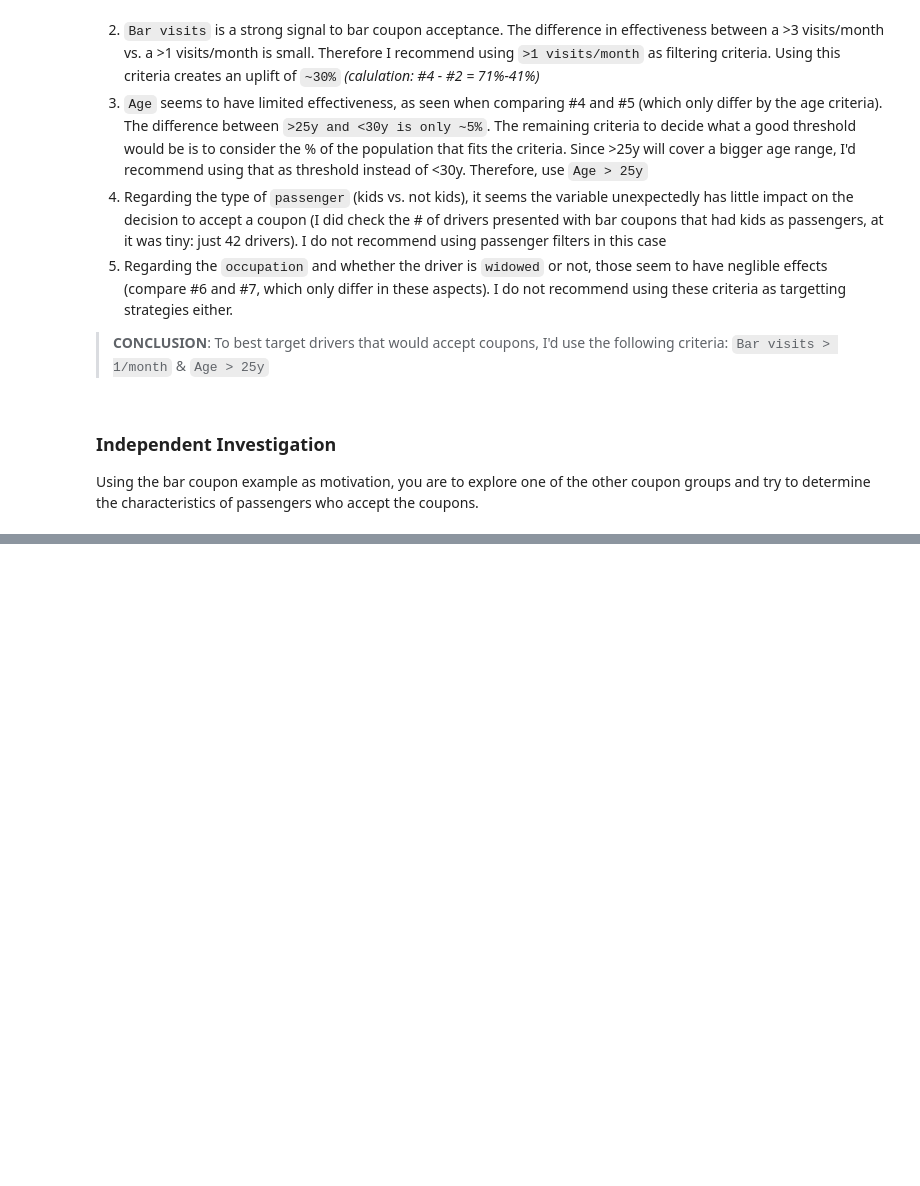
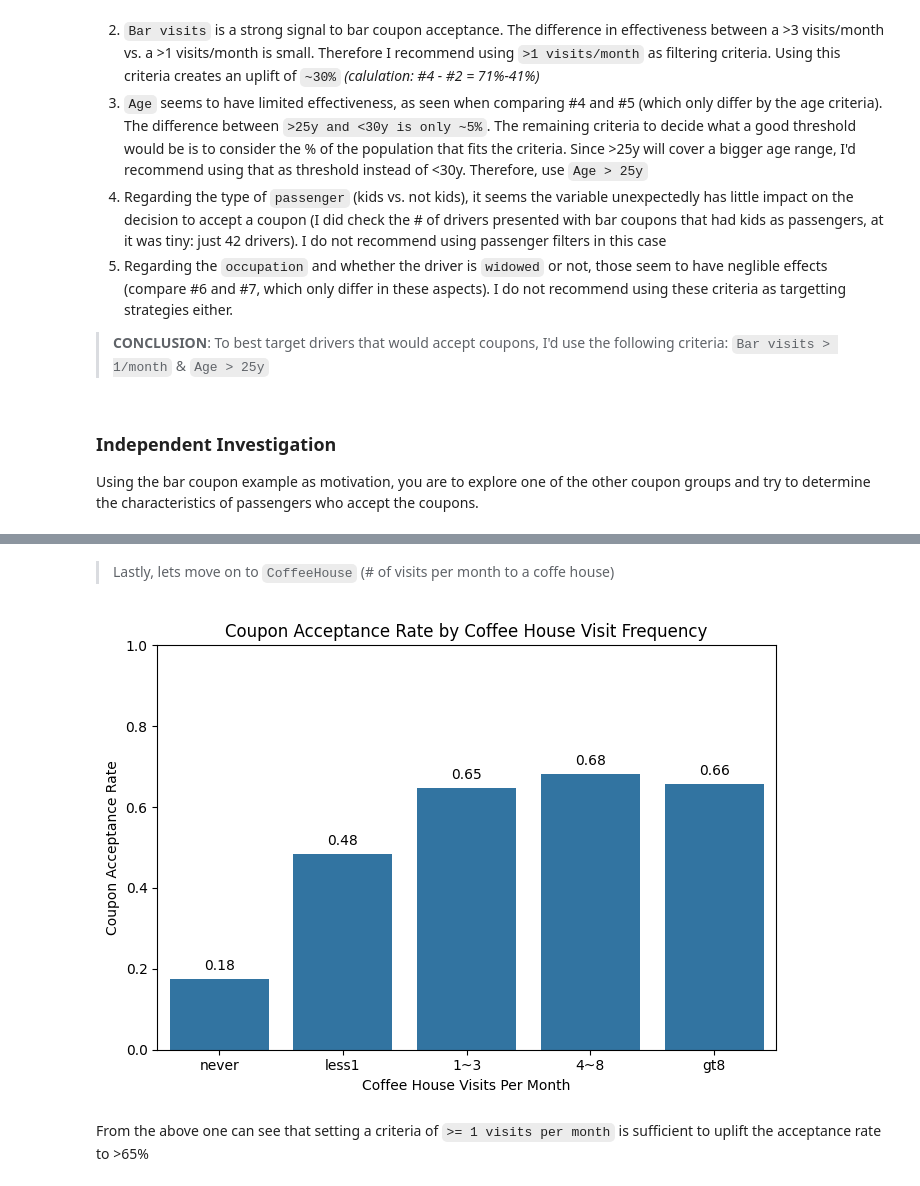
Before and after one commit to jojasan/berkeley-ai-hw5, a Jupyter notebook: prompt.ipynb, the cells around one changed output, grey strips where cells are left out. Drawn from its saved outputs; the diff is of its cells as text; code cells hidden in the pictures; blank space fills up the shorter version.

```diff
--- a/prompt.ipynb
+++ b/prompt.ipynb
@@ -730,0 +756,36 @@ plt.show()
+# %% [markdown]
+> Lastly, lets move on to `CoffeeHouse` (# of visits per month to a coffe house)
+# %%
+# Chart for 'CoffeeHouse' where X is the visits per month (categorical value from 'CoffeeHouse' column) and Y is the % coupon acceptance rate
+# Adjust this list if your categories are different or you want a different order
+coffee_house_order = ['never', 'less1', '1~3', '4~8', 'gt8']
+
+plt.figure(figsize=(7, 5)) # Adjusted figure size for potentially more categories
+
+# Create the bar plot
+plot_data = coffee_coupons.groupby('CoffeeHouse')['Y'].mean().reindex(coffee_house_order)
+
+ax = sns.barplot(x=plot_data.index, y=plot_data.values, order=coffee_house_order, errorbar=None)
+
+# Add titles and labels
+plt.title('Coupon Acceptance Rate by Coffee House Visit Frequency')
+plt.xlabel('Coffee House Visits Per Month')
+plt.ylabel('Coupon Acceptance Rate')
+plt.ylim(0, 1)
+
+# Add the values on top of each bar (I got help here from ChatGPT)
+for i, p in enumerate(ax.patches):
+    height = p.get_height()
+    text_to_display = f'{height:.2f}'
+
+    ax.text(p.get_x() + p.get_width() / 2.,   # x-coordinate: center of the bar
+            height + (plot_data.max() * 0.02 if not pd.isna(plot_data.max()) else 0.02), # y-coordinate: slightly above the bar
+            text_to_display,
+            ha='center', va='bottom')
+
+plt.tight_layout()
+plt.show()
+# %% [output]
+[figure, added]
+# %% [markdown]
+From the above one can see that setting a criteria of `>= 1 visits per month` is sufficient to uplift the acceptance rate to >65%
```
Also changed, not shown: parts of 24 cells of this notebook.
